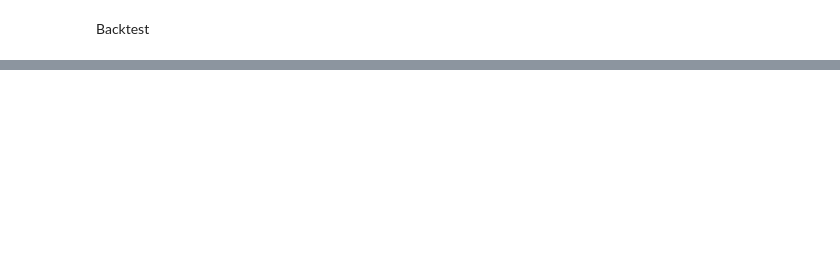
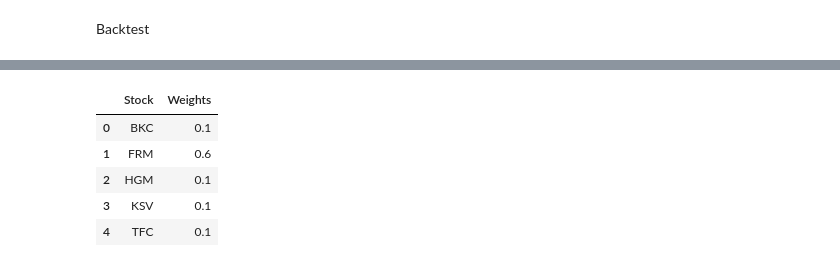
Before and after one commit to hogDuc/momentum-investing, a Jupyter notebook: momentum.ipynb, the cells around one changed output, grey strips where cells are left out. Cells and saved outputs as stored; diff of their text form; code cells hidden in the pictures; blank space fills up the shorter version.

Commit message:
add recommended portfolio to dashboard, filter bonds out of data

```diff
--- a/momentum.ipynb
+++ b/momentum.ipynb
@@ -208,6 +217,21 @@ opt_rcm_return = pd.DataFrame(
     (rcm_test_df.pct_change().fillna(0) * pd.Series(optimal_portfolio))\
     .sum(axis=1).add(1).cumprod()\
 ).rename(columns={0:"accum_return"}).reset_index()
+# %%
+# Optimal portfolio
+pd.DataFrame(optimal_portfolio, index=['weights']).T.reset_index().rename(
+    columns={
+        'index':"Stock",
+        "weights": "Weights"
+    }
+)
+# %% [output]
+|  | Stock | Weights |
+| 0 | BKC | 0.1 |
+| 1 | FRM | 0.6 |
+| 2 | HGM | 0.1 |
+| 3 | KSV | 0.1 |
+| 4 | TFC | 0.1 |
 # %%
 plt.figure(figsize=(12, 6))
 plt.plot(index_return['date'], index_return['accumulative_return'], label='VNIndex Cumulative Return')
```
Also changed, not shown: parts of 7 cells of this notebook, 2 other files.
